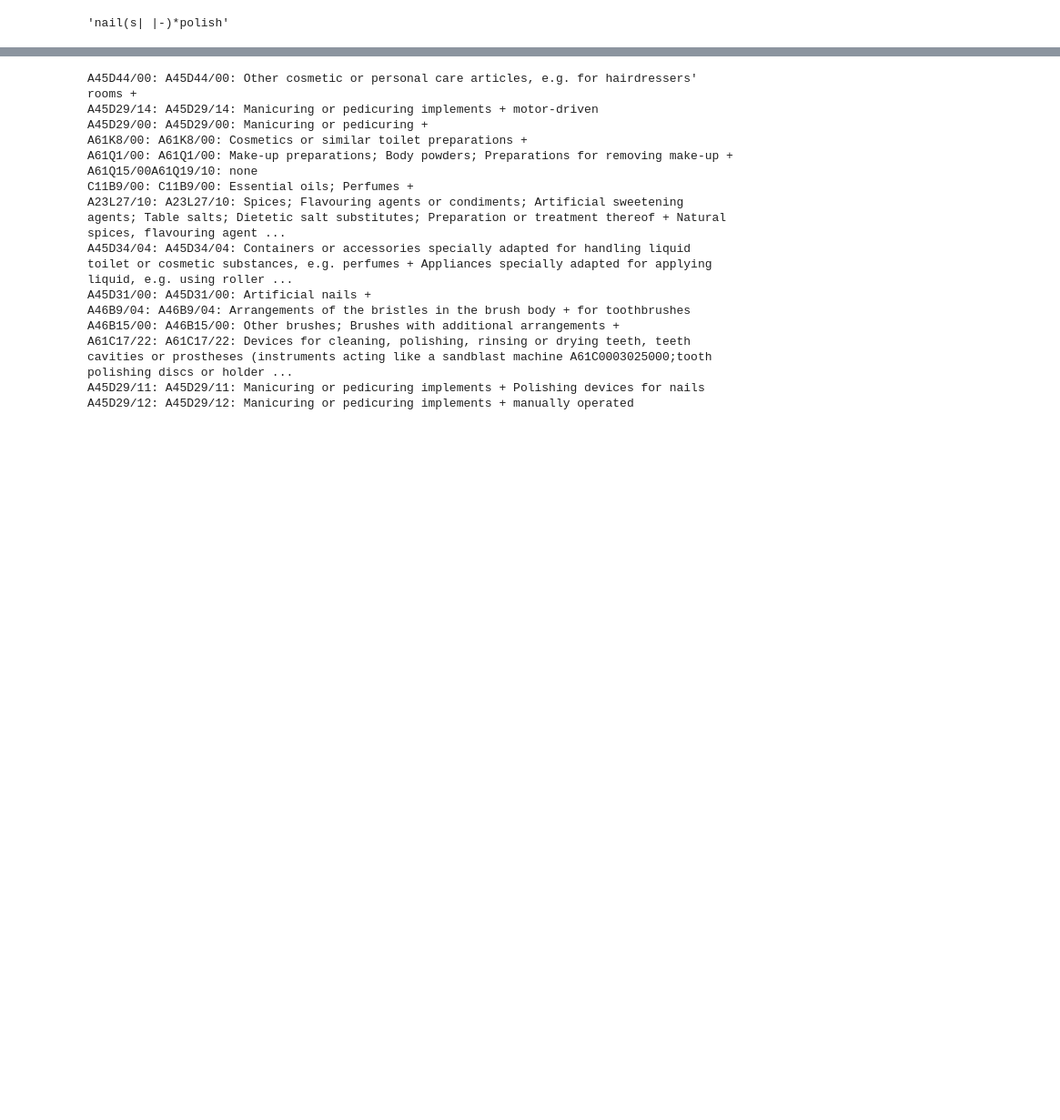
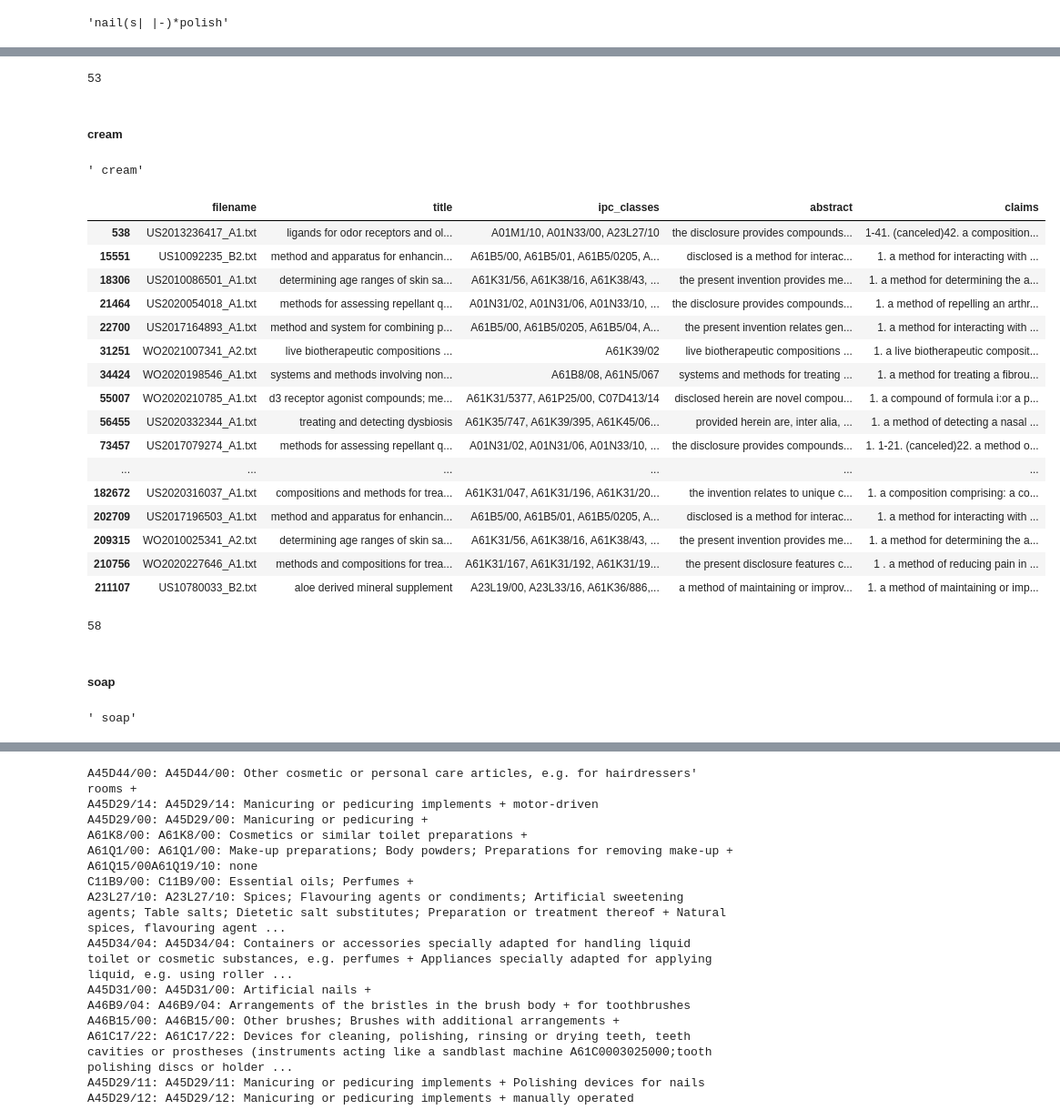
Before and after one commit to cri98li/Strategic-and-Competitive-Inteligence-project-UNIPI, a Jupyter notebook: 2a deadline/Step 5 v3.ipynb, the cells around one changed output, grey strips where cells are left out. Shown at 91% size. Drawn from its saved outputs; the diff is of its cells as text; code cells hidden in the pictures; blank space fills up the shorter version.

```diff
--- a/2a deadline/Step 5 v3.ipynb
+++ b/2a deadline/Step 5 v3.ipynb
@@ -516,0 +686,53 @@ df_candidate[["title", "ipc_classes","abstract", "claims"]]
+# %%
+df_selected = pd.concat([df_selected, df[df.title == "water quality management device, water treatment system, water quality management method, and program for optimizing water treatment system"]])
+df_selected = pd.concat([df_selected, df[df.title == "wearable pulse waveform measurement system and method"]])
+len(df_selected)
+# %% [output]
+53
+# %% [markdown]
+##### cream
+# %%
+keyword = keywords_cosmetics[17]
+keyword
+# %% [output]
+' cream'
+# %%
+df_candidate = df[(df[keyword] > 0)
+                  & (df.ipc_classes.str.count("G(01|06)")==0)
+                  & (df.ipc_classes.str.count("(^| )A")>0)
+                 ].query("title not in @df_selected")
+
+df_candidate[["filename", "title", "ipc_classes","abstract", "claims"]]
+# %% [output]
+|  | filename | title | ipc_classes | abstract | claims |
+| 538 | US2013236417_A1.txt | ligands for odor receptors and ol... | A01M1/10, A01N33/00, A23L27/10 | the disclosure provides compounds... | 1-41. (canceled)42. a composition... |
+| 15551 | US10092235_B2.txt | method and apparatus for enhancin... | A61B5/00, A61B5/01, A61B5/0205, A... | disclosed is a method for interac... | 1. a method for interacting with ... |
+| 18306 | US2010086501_A1.txt | determining age ranges of skin sa... | A61K31/56, A61K38/16, A61K38/43, ... | the present invention provides me... | 1. a method for determining the a... |
+| 21464 | US2020054018_A1.txt | methods for assessing repellant q... | A01N31/02, A01N31/06, A01N33/10, ... | the disclosure provides compounds... | 1. a method of repelling an arthr... |
+| 22700 | US2017164893_A1.txt | method and system for combining p... | A61B5/00, A61B5/0205, A61B5/04, A... | the present invention relates gen... | 1. a method for interacting with ... |
+| 31251 | WO2021007341_A2.txt | live biotherapeutic compositions ... | A61K39/02 | live biotherapeutic compositions ... | 1. a live biotherapeutic composit... |
+| 34424 | WO2020198546_A1.txt | systems and methods involving non... | A61B8/08, A61N5/067 | systems and methods for treating ... | 1. a method for treating a fibrou... |
+| 55007 | WO2020210785_A1.txt | d3 receptor agonist compounds; me... | A61K31/5377, A61P25/00, C07D413/14 | disclosed herein are novel compou... | 1. a compound of formula i:or a p... |
+| 56455 | US2020332344_A1.txt | treating and detecting dysbiosis | A61K35/747, A61K39/395, A61K45/06... | provided herein are, inter alia, ... | 1. a method of detecting a nasal ... |
+| 73457 | US2017079274_A1.txt | methods for assessing repellant q... | A01N31/02, A01N31/06, A01N33/10, ... | the disclosure provides compounds... | 1. 1-21. (canceled)22. a method o... |
+| ... | ... | ... | ... | ... | ... |
+| 182672 | US2020316037_A1.txt | compositions and methods for trea... | A61K31/047, A61K31/196, A61K31/20... | the invention relates to unique c... | 1. a composition comprising: a co... |
+| 202709 | US2017196503_A1.txt | method and apparatus for enhancin... | A61B5/00, A61B5/01, A61B5/0205, A... | disclosed is a method for interac... | 1. a method for interacting with ... |
+| 209315 | WO2010025341_A2.txt | determining age ranges of skin sa... | A61K31/56, A61K38/16, A61K38/43, ... | the present invention provides me... | 1. a method for determining the a... |
+| 210756 | WO2020227646_A1.txt | methods and compositions for trea... | A61K31/167, A61K31/192, A61K31/19... | the present disclosure features c... | 1 . a method of reducing pain in ... |
+| 211107 | US10780033_B2.txt | aloe derived mineral supplement | A23L19/00, A23L33/16, A61K36/886,... | a method of maintaining or improv... | 1. a method of maintaining or imp... |
+# %%
+df_selected = pd.concat([df_selected, df[df.title == "a pump actuating cap for pump dispensers, system and method for remote monitoring of product consumption from said pump actuating cap"]])
+df_selected = pd.concat([df_selected, df[df.title == "pump- actuated dispenser with integrated switch, system and method for remote monitoring of product consumption from said pump- actuated dispenser"]])
+df_selected = pd.concat([df_selected, df[df.title == "topical/on-the-skin estrogen cream, lotion, ointment, hair tonic, shampoo and wound healing powder"]])
+df_selected = pd.concat([df_selected, df[df.title == "method and system for combining physiological and machine information to enhance function"]])
+len(df_selected)
+# %% [output]
+58
+# %% [markdown]
+##### soap
+# %%
+keyword = keywords_cosmetics[18]
+keyword
+# %% [output]
+' soap'
```
Also changed, not shown: parts of 90 cells of this notebook, 12 other files.
